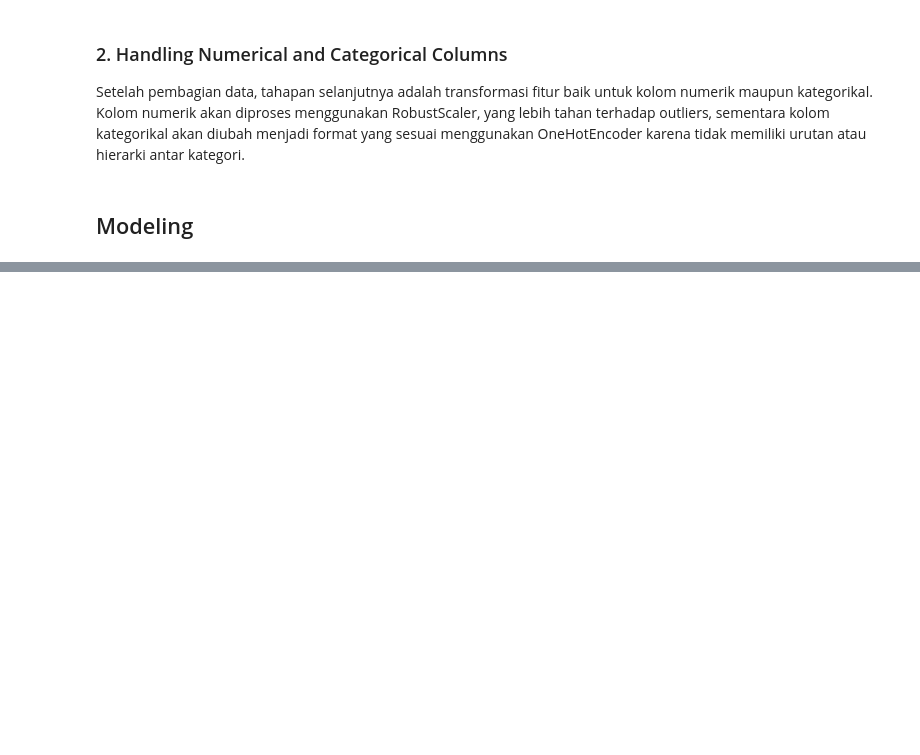
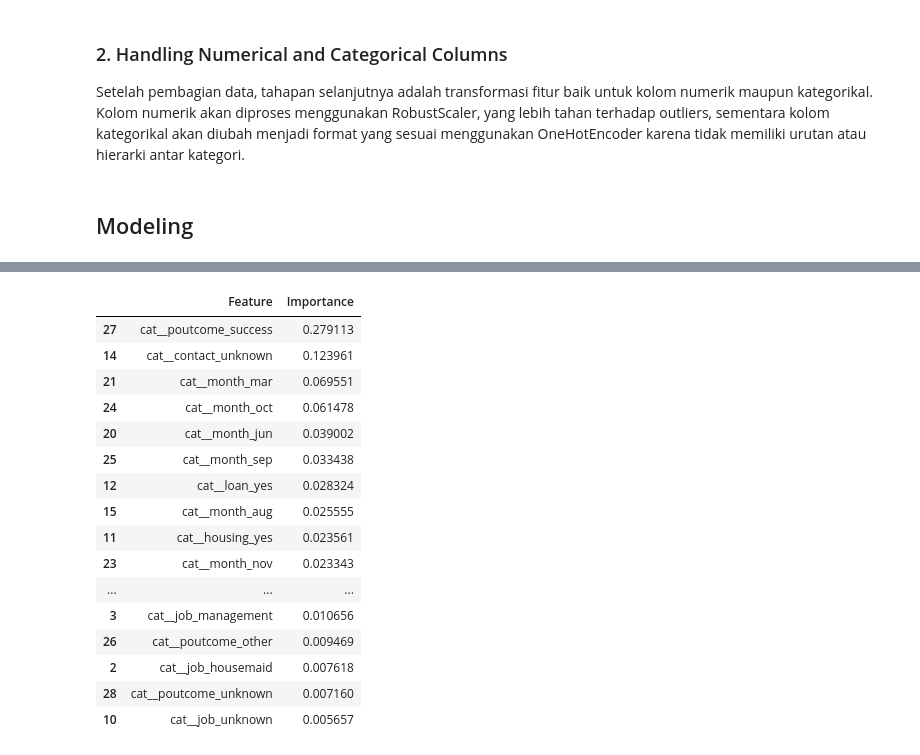
Before and after one commit to Quinntes/bank_marketing_campaign, a Jupyter notebook: data_bank_marketing_campaign.ipynb, the cells around one changed output, grey strips where cells are left out. Drawn from its saved outputs; the diff is of its cells as text; code cells hidden in the pictures; blank space fills up the shorter version.

```diff
--- a/data_bank_marketing_campaign.ipynb
+++ b/data_bank_marketing_campaign.ipynb
@@ -310,0 +633,33 @@ models = {"LogReg": LogisticRegression(),
+# %%
+# Mendapatkan nama fitur setelah preprocessing
+feature_names = baseline_pipe.named_steps['Preprocessing'].get_feature_names_out()
+
+# Mendapatkan feature importance dari model XGBoost
+importances = baseline_pipe.named_steps['model'].feature_importances_
+
+# Membuat DataFrame untuk melihat fitur dan importance-nya
+feat_imp = pd.DataFrame({
+    'Feature': feature_names,
+    'Importance': importances
+}).sort_values('Importance', ascending=False)
+
+# Menampilkan DataFrame menggunakan pandas
+feat_imp
+# %% [output]
+|  | Feature | Importance |
+| 27 | cat__poutcome_success | 0.279113 |
+| 14 | cat__contact_unknown | 0.123961 |
+| 21 | cat__month_mar | 0.069551 |
+| 24 | cat__month_oct | 0.061478 |
+| 20 | cat__month_jun | 0.039002 |
+| 25 | cat__month_sep | 0.033438 |
+| 12 | cat__loan_yes | 0.028324 |
+| 15 | cat__month_aug | 0.025555 |
+| 11 | cat__housing_yes | 0.023561 |
+| 23 | cat__month_nov | 0.023343 |
+| ... | ... | ... |
+| 3 | cat__job_management | 0.010656 |
+| 26 | cat__poutcome_other | 0.009469 |
+| 2 | cat__job_housemaid | 0.007618 |
+| 28 | cat__poutcome_unknown | 0.007160 |
+| 10 | cat__job_unknown | 0.005657 |
```
Also changed, not shown: parts of 46 cells of this notebook.
